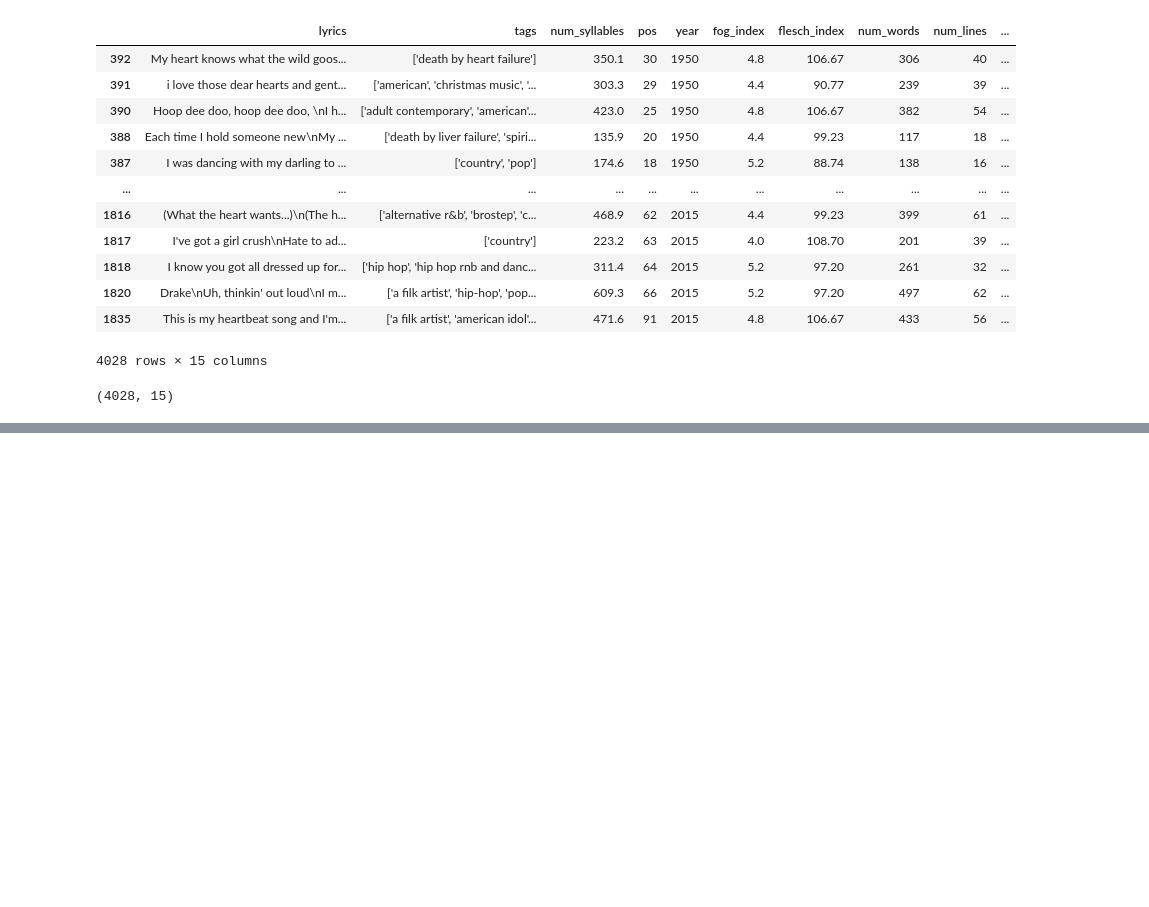
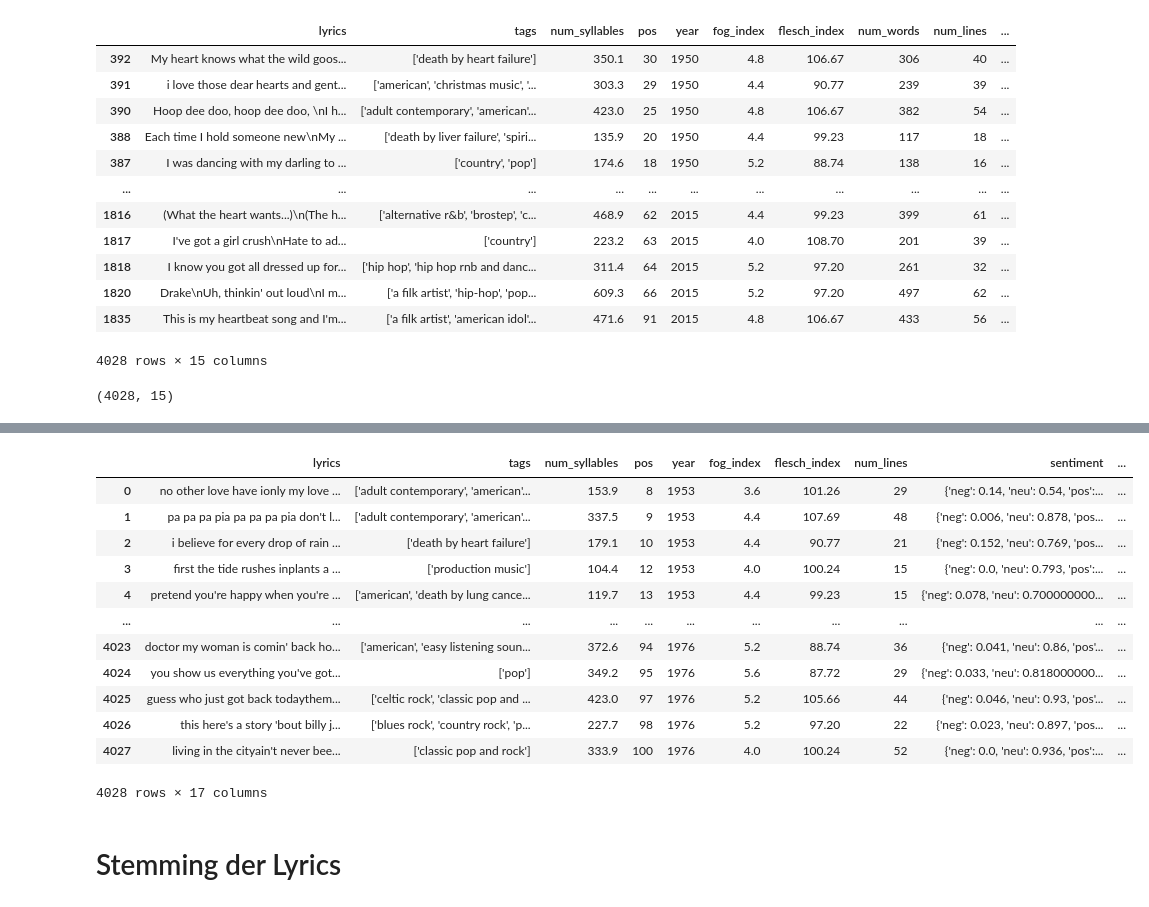
Before and after one commit to tig1795/predicting_hits_ML_MA, a Jupyter notebook: code/0_creating_data/preprocessing.ipynb, the cells around one changed output, grey strips where cells are left out. Drawn from its saved outputs; the diff is of its cells as text; code cells hidden in the pictures; blank space fills up the shorter version.

Commit message:
Added stemming + pos to dataset. Started to revise the genres

```diff
--- a/code/0_creating_data/preprocessing.ipynb
+++ b/code/0_creating_data/preprocessing.ipynb
@@ -94,0 +97,4 @@ df_concat.to_csv('../../data/CSV/1950_2015.csv', encoding='utf-8', index=False)
+# %%
+import pandas as pd
+
+songs = pd.read_csv('../../data/CSV/1950_2015_plus_dates.csv', index_col=0)
@@ -94,0 +110,18 @@ df_concat.to_csv('../../data/CSV/1950_2015.csv', encoding='utf-8', index=False)
+# %%
+for i, row in songs.iterrows():
+    songs.at[i, 'lyrics'] = row.lyrics.replace(',',' ').replace('(',' ').replace(')',' ').replace('\n', '').replace("[Chorus]", "").lower()
+songs
+# %% [output]
+|  | lyrics | tags | num_syllables | pos | year | fog_index | flesch_index | num_lines | sentiment | ... |
+| 0 | no other love have ionly my love ... | ['adult contemporary', 'american'... | 153.9 | 8 | 1953 | 3.6 | 101.26 | 29 | {'neg': 0.14, 'neu': 0.54, 'pos':... | ... |
+| 1 | pa pa pa pia pa pa pa pia don't l... | ['adult contemporary', 'american'... | 337.5 | 9 | 1953 | 4.4 | 107.69 | 48 | {'neg': 0.006, 'neu': 0.878, 'pos... | ... |
+| 2 | i believe for every drop of rain ... | ['death by heart failure'] | 179.1 | 10 | 1953 | 4.4 | 90.77 | 21 | {'neg': 0.152, 'neu': 0.769, 'pos... | ... |
+| 3 | first the tide rushes inplants a ... | ['production music'] | 104.4 | 12 | 1953 | 4.0 | 100.24 | 15 | {'neg': 0.0, 'neu': 0.793, 'pos':... | ... |
+| 4 | pretend you're happy when you're ... | ['american', 'death by lung cance... | 119.7 | 13 | 1953 | 4.4 | 99.23 | 15 | {'neg': 0.078, 'neu': 0.700000000... | ... |
+| ... | ... | ... | ... | ... | ... | ... | ... | ... | ... | ... |
+| 4023 | doctor my woman is comin' back ho... | ['american', 'easy listening soun... | 372.6 | 94 | 1976 | 5.2 | 88.74 | 36 | {'neg': 0.041, 'neu': 0.86, 'pos'... | ... |
+| 4024 | you show us everything you've got... | ['pop'] | 349.2 | 95 | 1976 | 5.6 | 87.72 | 29 | {'neg': 0.033, 'neu': 0.818000000... | ... |
+| 4025 | guess who just got back todaythem... | ['celtic rock', 'classic pop and ... | 423.0 | 97 | 1976 | 5.2 | 105.66 | 44 | {'neg': 0.046, 'neu': 0.93, 'pos'... | ... |
+| 4026 | this here's a story 'bout billy j... | ['blues rock', 'country rock', 'p... | 227.7 | 98 | 1976 | 5.2 | 97.20 | 22 | {'neg': 0.023, 'neu': 0.897, 'pos... | ... |
+| 4027 | living in the cityain't never bee... | ['classic pop and rock'] | 333.9 | 100 | 1976 | 4.0 | 100.24 | 52 | {'neg': 0.0, 'neu': 0.936, 'pos':... | ... |
+4028 rows × 17 columns
@@ -94,0 +130,2 @@ df_concat.to_csv('../../data/CSV/1950_2015.csv', encoding='utf-8', index=False)
+# %% [markdown]
+# Stemming der Lyrics
```
Also changed, not shown: parts of 19 cells of this notebook, 7 other files.
